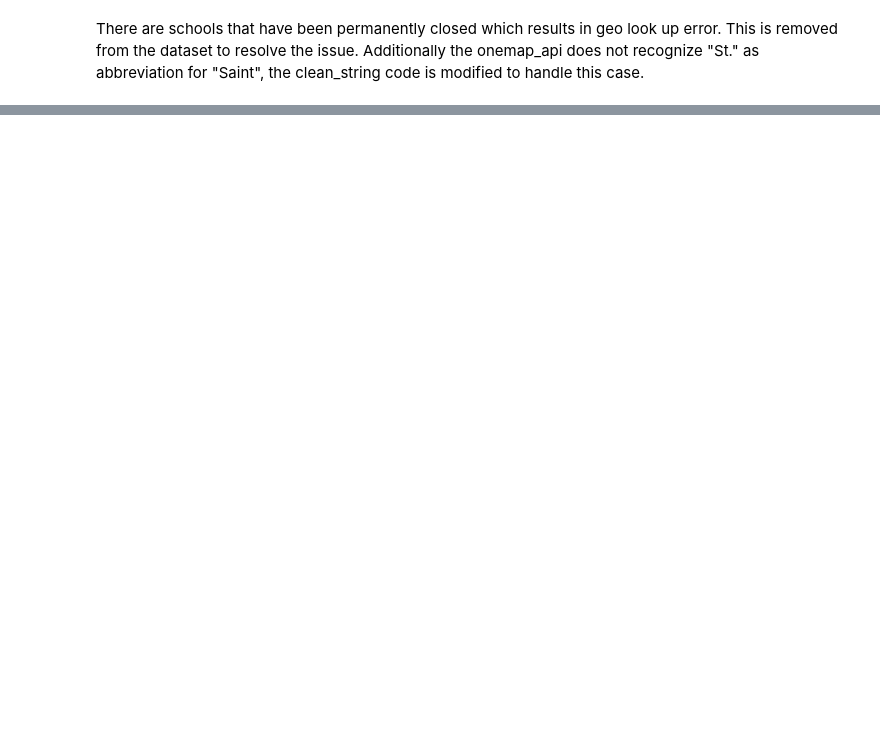
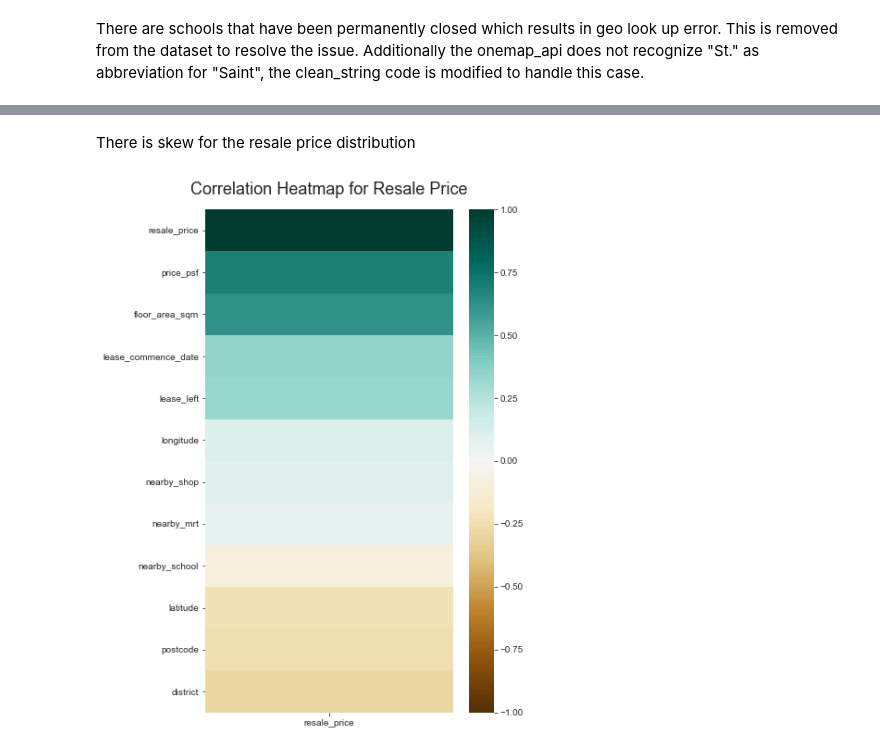
Before and after one commit to ElangSetiawan/sg-hdb-resale, a Jupyter notebook: notebooks/Elang-SG-HDB-Resale-EDA.ipynb, the cells around one changed output, grey strips where cells are left out. Drawn from its saved outputs; the diff is of its cells as text; code cells hidden in the pictures; blank space fills up the shorter version.

```diff
--- a/notebooks/Elang-SG-HDB-Resale-EDA.ipynb
+++ b/notebooks/Elang-SG-HDB-Resale-EDA.ipynb
@@ -637,0 +915,11 @@ print(distance.distance(wellington, salamanca).km)
+# %% [markdown]
+There is skew for the resale price distribution
+# %%
+# 5.1 Generate heatmap of the columns with type numbers
+num_cols = df_price.select_dtypes(include='number') # Create a dataframe containing only the number columns
+plt.figure(figsize=(6, 10))
+
+heatmap = sns.heatmap(num_cols.corr()[['resale_price']].sort_values(by='resale_price', ascending=False), vmin=-1, vmax=1, annot=False, cmap='BrBG')
+heatmap.set_title('Correlation Heatmap for Resale Price', fontdict={'fontsize':18}, pad=16);
+# %% [output]
+[figure, added]
```
Also changed, not shown: parts of 48 cells of this notebook, 12 other files.
